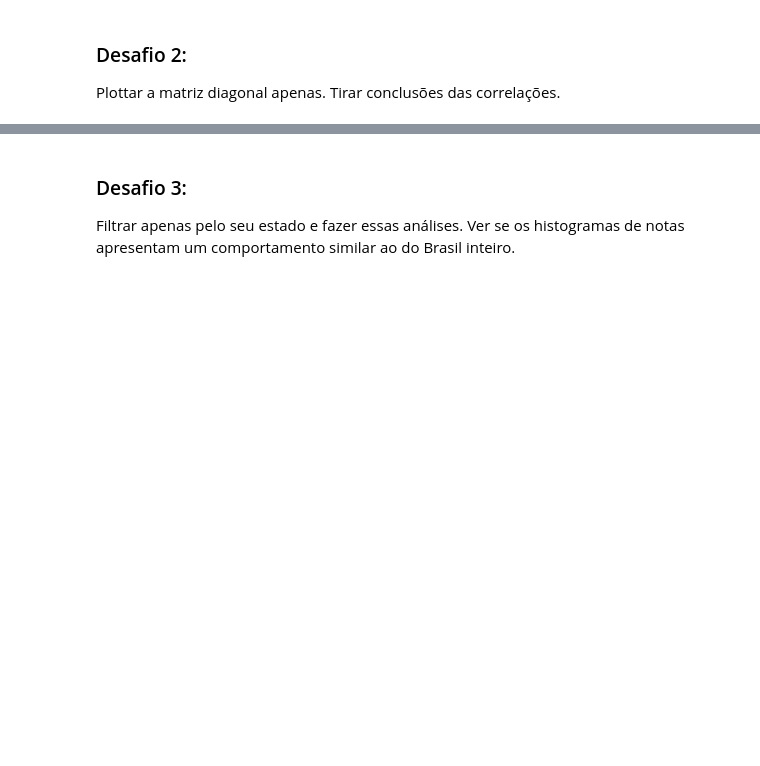
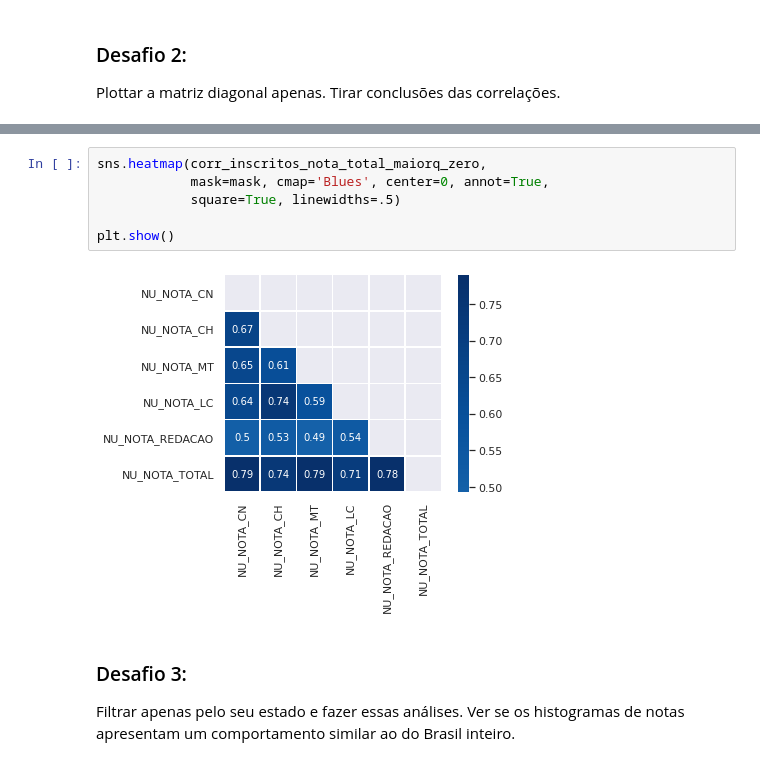
Before and after one commit to gabrielatrindade/quarentenadados-alura, a Jupyter notebook: imersao-dados-2/enem_analysis.ipynb, the cells around one changed output, grey strips where cells are left out. Saved outputs shown, nothing was run; the diff lists cells and outputs as text; blank space fills up the shorter version.

```diff
--- a/imersao-dados-2/enem_analysis.ipynb
+++ b/imersao-dados-2/enem_analysis.ipynb
@@ -1026,3 +1076,11 @@ Tirar conclusões das correlações.
+# %%
+sns.heatmap(corr_inscritos_nota_total_maiorq_zero,
+            mask=mask, cmap='Blues', center=0, annot=True,
+            square=True, linewidths=.5)
+
+plt.show()
+# %% [output]
+[figure, added]
 # %% [markdown]
 ### Desafio 3:
 
```
Also changed, not shown: parts of 11 cells of this notebook.
